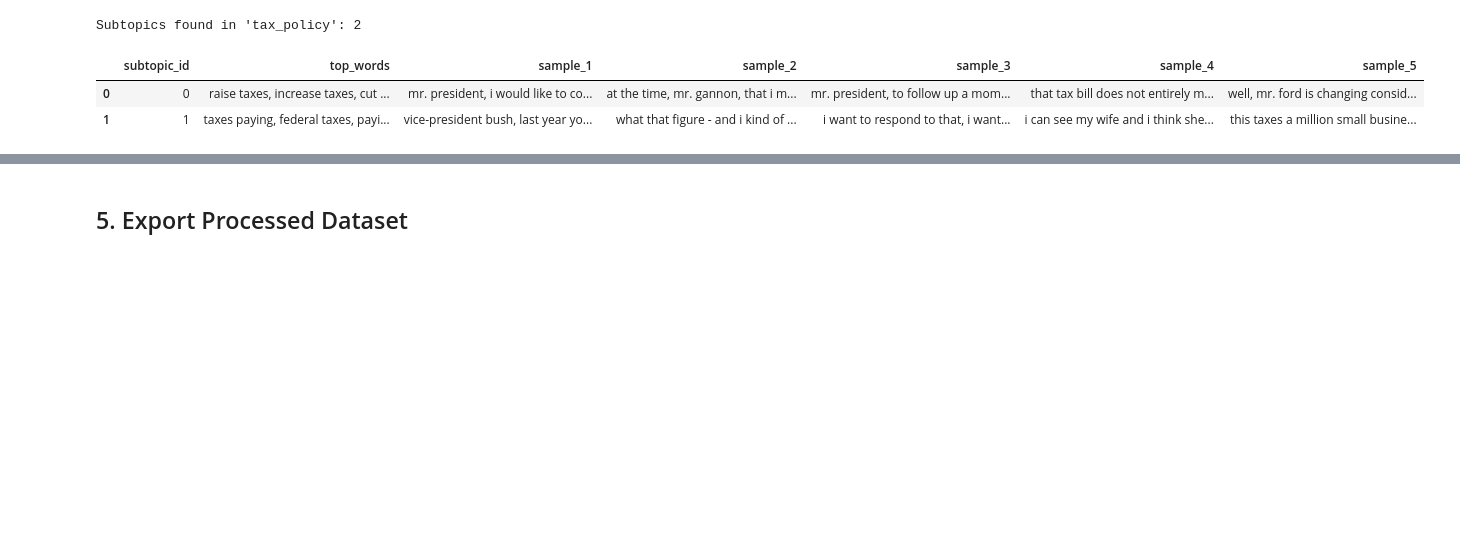
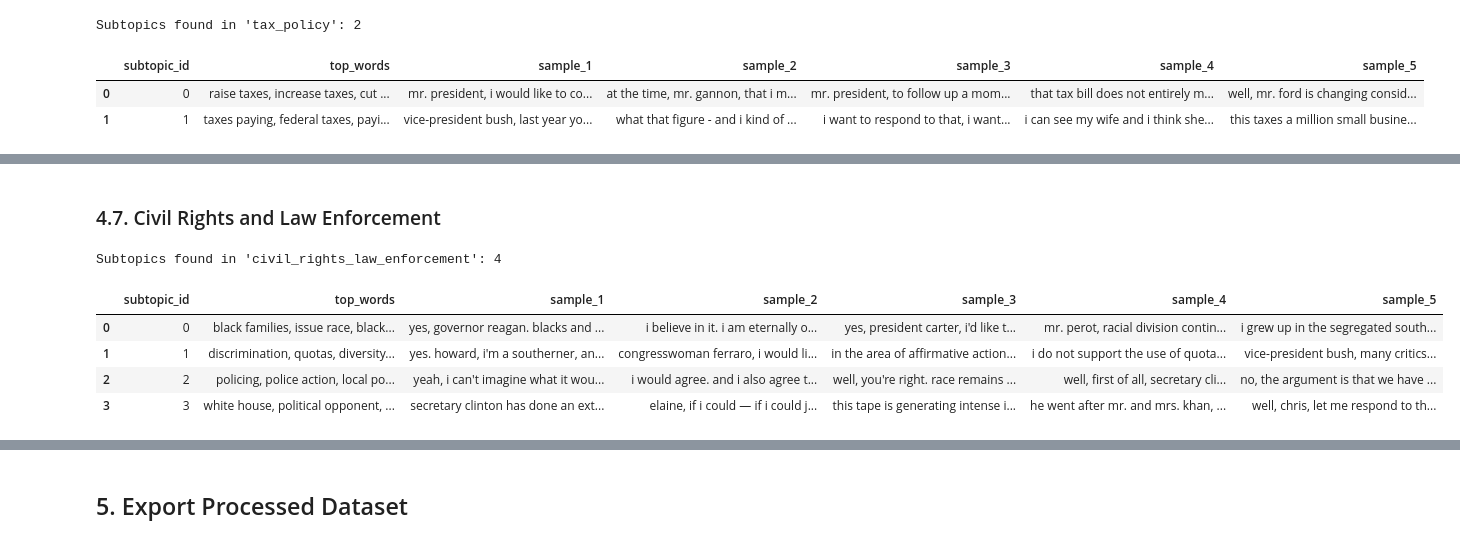
Before and after one commit to emmacristinamora/thesis, a Jupyter notebook: notebooks/02_topic_modeling.ipynb, the cells around one changed output, grey strips where cells are left out. Drawn from its saved outputs; the diff is of its cells as text; code cells hidden in the pictures; blank space fills up the shorter version.

Commit message:
media done

```diff
--- a/notebooks/02_topic_modeling.ipynb
+++ b/notebooks/02_topic_modeling.ipynb
@@ -942,0 +1156,59 @@ Name: count, dtype: int64
+# %% [markdown]
+### 4.7. Civil Rights and Law Enforcement
+# %%
+# === RUN SUBTOPIC MODELING FOR "civil_rights_law_enforcement" ===
+
+theme_name = "civil_rights_law_enforcement"
+theme_mask = debates_df_topic["theme_name"] == theme_name
+df_theme = debates_df_topic[theme_mask]
+embeddings_theme = np.array(embeddings)[theme_mask]
+
+subtopic_model, subtopics, subtopic_probs, df_theme_subtopics = run_subtopic_modeling(
+    df=df_theme,
+    text_col=TEXT_COL,
+    embeddings=embeddings_theme,
+    min_cluster_size=20,
+    min_df=2
+)
+
+print(f"Subtopics found in '{theme_name}':", len(set(subtopics)) - (1 if -1 in subtopics else 0))
+# %% [output]
+Subtopics found in 'civil_rights_law_enforcement': 4
+# %%
+# === PREVIEW SUBTOPICS ===
+
+TOP_N_WORDS = 10
+N_EXAMPLES = 5
+
+subtopic_info = subtopic_model.get_topic_info()
+valid_subtopic_ids = subtopic_info[subtopic_info.Topic != -1]["Topic"].tolist()
+
+preview_rows = []
+for subtopic_id in valid_subtopic_ids:
+    top_words = ", ".join([w for w, _ in subtopic_model.get_topic(subtopic_id)[:TOP_N_WORDS]])
+    sample_texts = (
+        df_theme_subtopics[df_theme_subtopics["subtopic"] == subtopic_id][TEXT_COL]
+        .head(N_EXAMPLES)
+        .tolist()
+    )
+    preview_rows.append({
+        "subtopic_id": subtopic_id,
+        "top_words": top_words,
+        "sample_1": sample_texts[0] if len(sample_texts) > 0 else "",
+        "sample_2": sample_texts[1] if len(sample_texts) > 1 else "",
+        "sample_3": sample_texts[2] if len(sample_texts) > 2 else "",
+        "sample_4": sample_texts[3] if len(sample_texts) > 3 else "",
+        "sample_5": sample_texts[4] if len(sample_texts) > 4 else "",
+    })
+
+subtopic_preview_df = pd.DataFrame(preview_rows)
+
+pd.set_option("display.max_colwidth", 150)
+pd.set_option("display.max_rows", 30)
+display(subtopic_preview_df)
+# %% [output]
+|  | subtopic_id | top_words | sample_1 | sample_2 | sample_3 | sample_4 | sample_5 |
+| 0 | 0 | black families, issue race, black... | yes, governor reagan. blacks and ... | i believe in it. i am eternally o... | yes, president carter, i'd like t... | mr. perot, racial division contin... | i grew up in the segregated south... |
+| 1 | 1 | discrimination, quotas, diversity... | yes. howard, i'm a southerner, an... | congresswoman ferraro, i would li... | in the area of affirmative action... | i do not support the use of quota... | vice-president bush, many critics... |
+| 2 | 2 | policing, police action, local po... | yeah, i can't imagine what it wou... | i would agree. and i also agree t... | well, you're right. race remains ... | well, first of all, secretary cli... | no, the argument is that we have ... |
+| 3 | 3 | white house, political opponent, ... | secretary clinton has done an ext... | elaine, if i could — if i could j... | this tape is generating intense i... | he went after mr. and mrs. khan, ... | well, chris, let me respond to th... |
```
Also changed, not shown: parts of 25 cells of this notebook, 4 other files.
